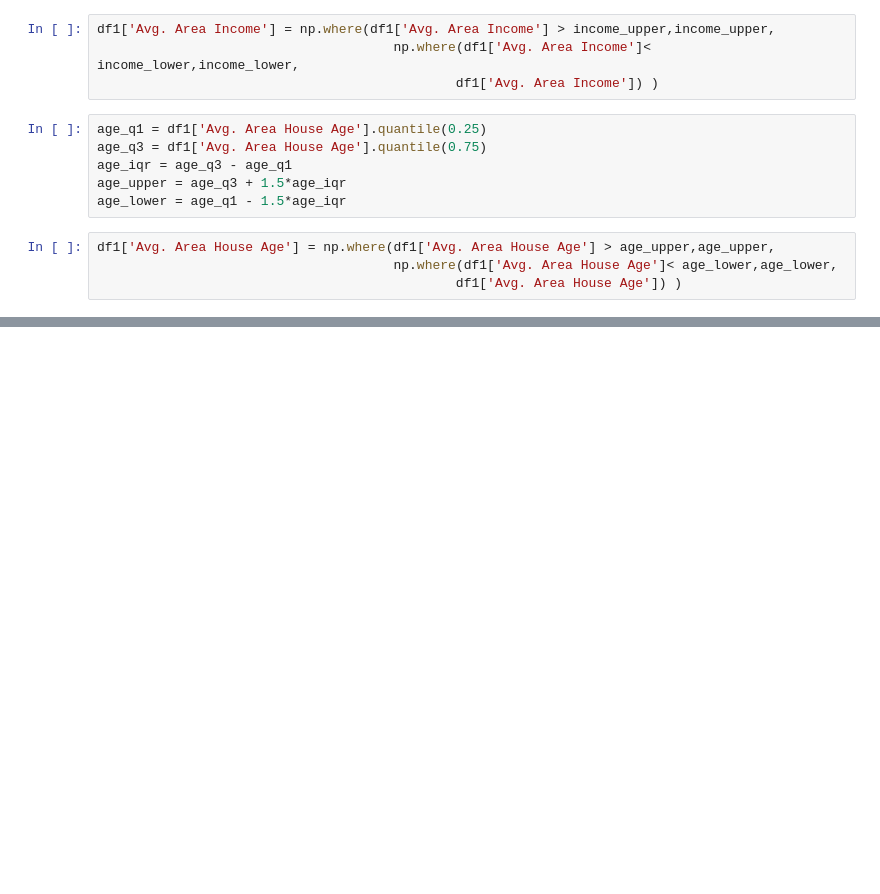
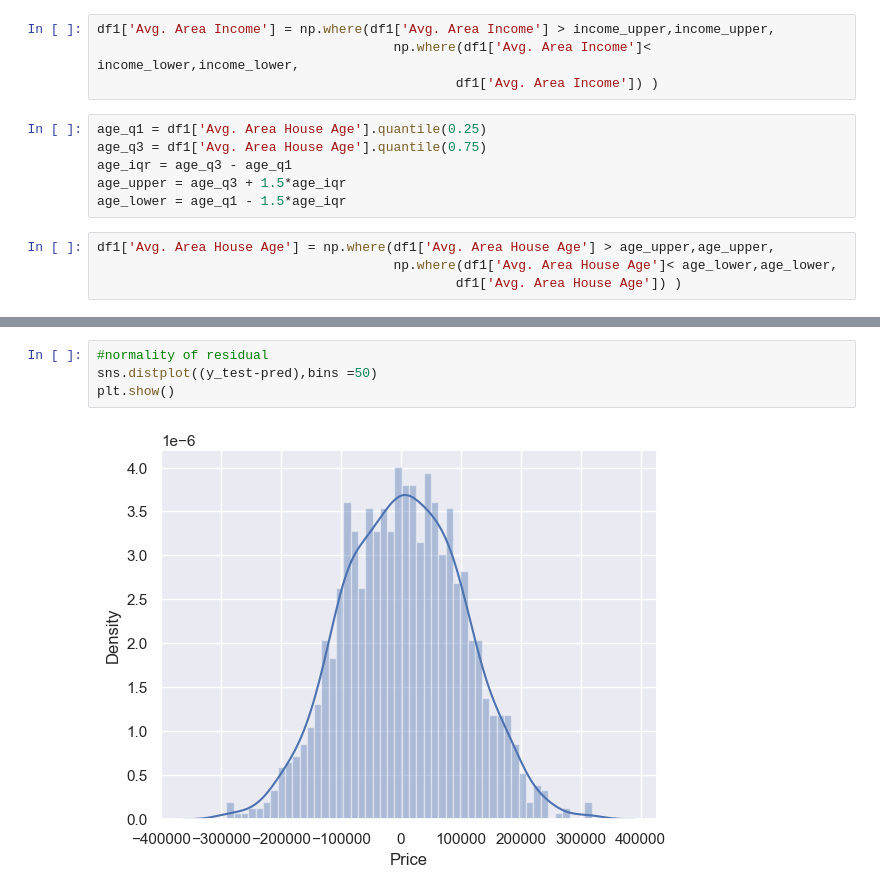
Before and after one commit to Nandini573/USAHouse_prediction, a Jupyter notebook: home_prediction.ipynb, the cells around one changed output, grey strips where cells are left out. Cells and saved outputs as stored; diff of their text form; blank space fills up the shorter version.

```diff
--- a/home_prediction.ipynb
+++ b/home_prediction.ipynb
@@ -408,0 +512,6 @@ vif
+# %%
+#normality of residual
+sns.distplot((y_test-pred),bins =50)
+plt.show()
+# %% [output]
+[figure, added]
```
Also changed, not shown: parts of 63 cells of this notebook.
